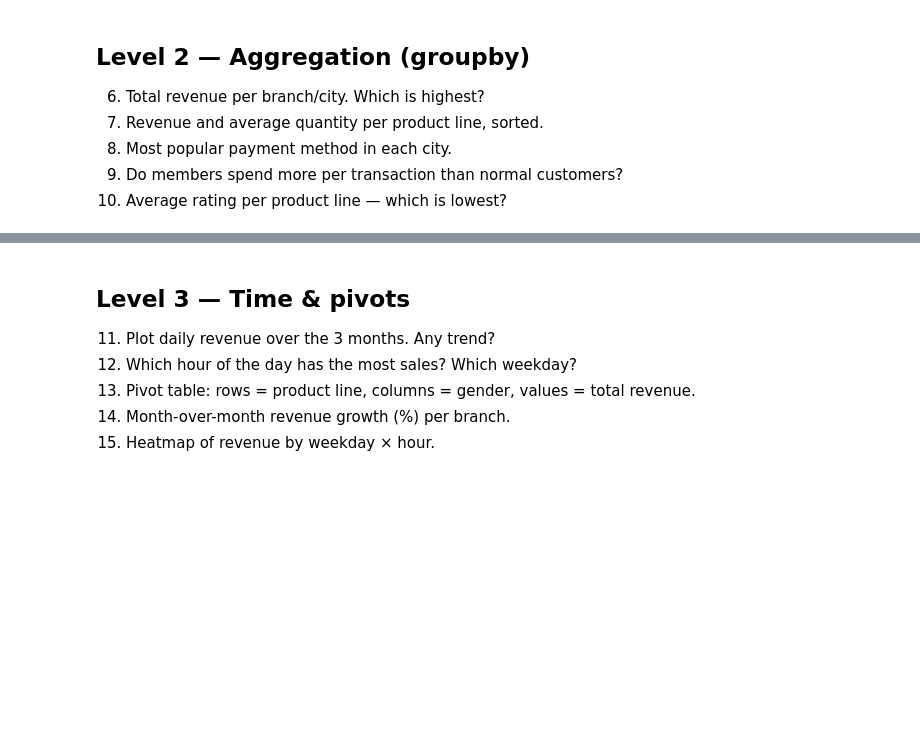
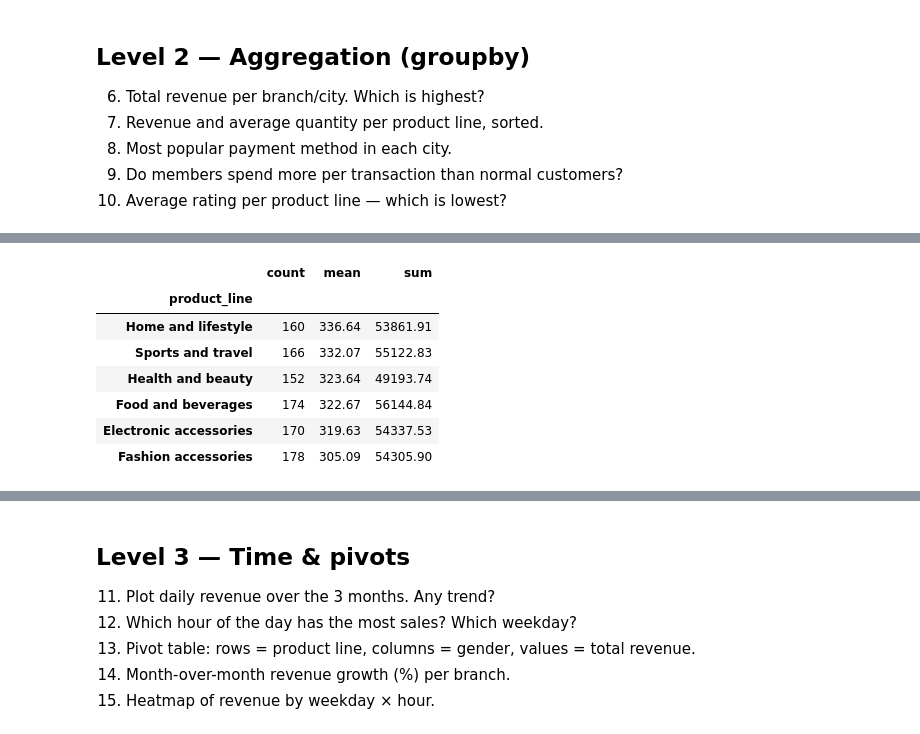
Before and after one commit to Talibdev27/supermarket-sales-analysis, a Jupyter notebook: practice.ipynb, the cells around one changed output, grey strips where cells are left out. Cells and saved outputs as stored; diff of their text form; code cells hidden in the pictures; blank space fills up the shorter version.

```diff
--- a/practice.ipynb
+++ b/practice.ipynb
@@ -199,0 +270,11 @@ Index(['invoice_id', 'branch', 'city', 'customer_type', 'gender',
+# %%
+df.groupby("product_line")["total"].agg(["count", "mean", "sum"]).sort_values(by="mean", ascending=False).round(2)
+# %% [output]
+|  | count | mean | sum |
+| product_line |  |  |  |
+| Home and lifestyle | 160 | 336.64 | 53861.91 |
+| Sports and travel | 166 | 332.07 | 55122.83 |
+| Health and beauty | 152 | 323.64 | 49193.74 |
+| Food and beverages | 174 | 322.67 | 56144.84 |
+| Electronic accessories | 170 | 319.63 | 54337.53 |
+| Fashion accessories | 178 | 305.09 | 54305.90 |
```
Also changed, not shown: parts of 15 cells of this notebook.
